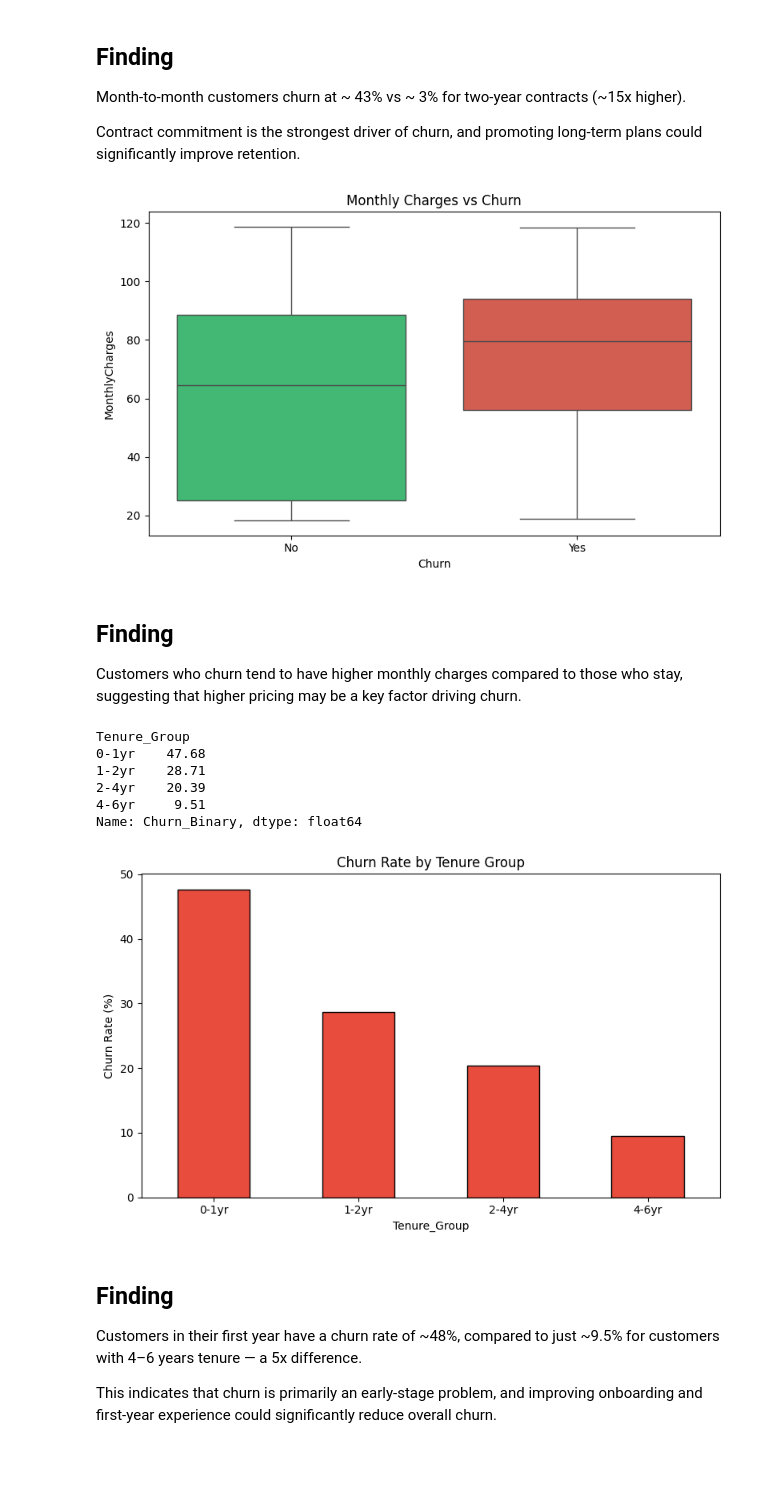
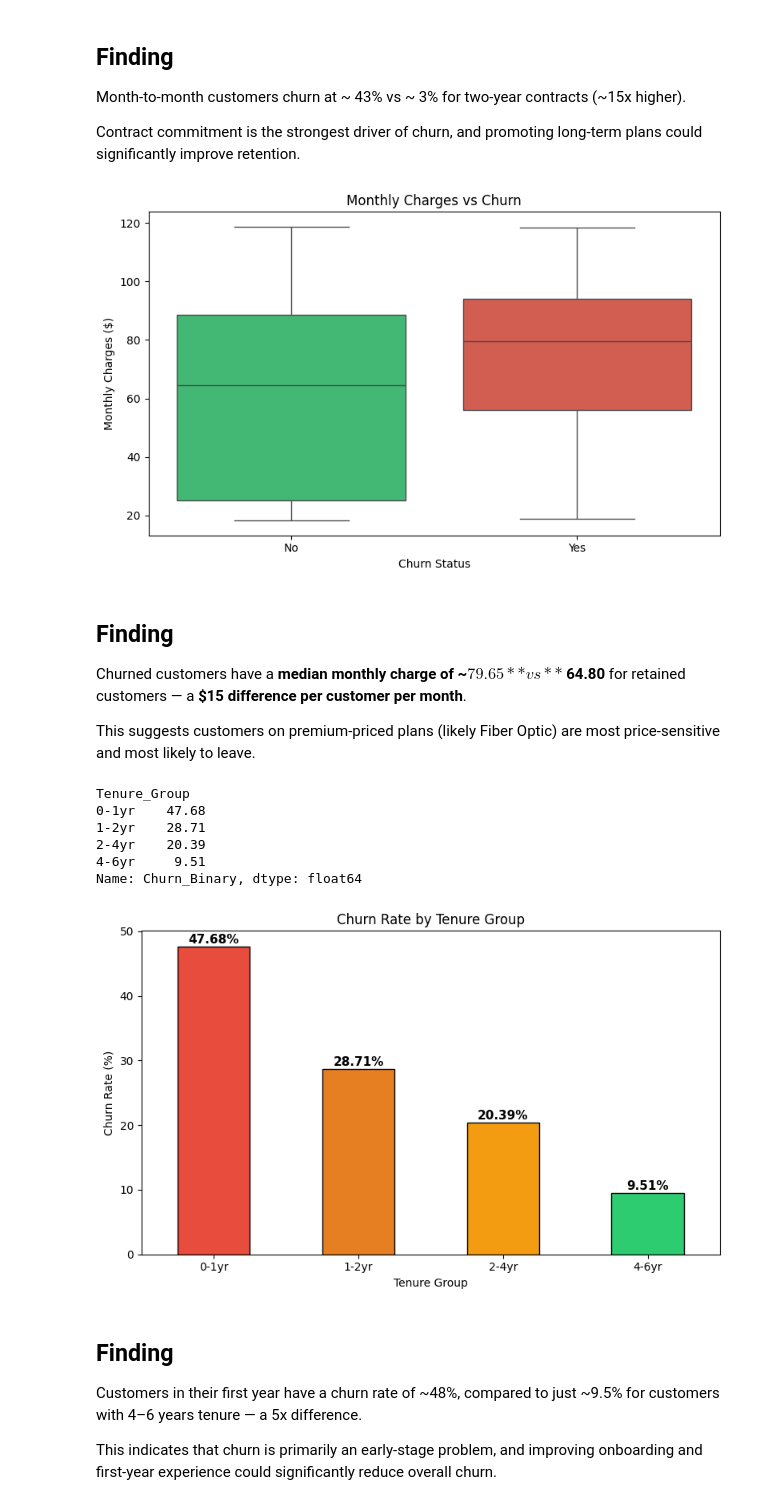
Before and after one commit to jodusaikoushik-hash/telco-churn-retention-analysis, a Jupyter notebook: Notebook/Churn_Analysis_Report.ipynb, the cells around one changed output. Drawn from its saved outputs; the diff is of its cells as text; code cells hidden in the pictures; blank space fills up the shorter version.

```diff
--- a/Notebook/Churn_Analysis_Report.ipynb
+++ b/Notebook/Churn_Analysis_Report.ipynb
@@ -151,8 +154,13 @@ Two year           2.85
 Name: Churn_Binary, dtype: float64
 # %%
 plt.figure(figsize=(8,5))
-contract_churn.plot(kind='bar', color=['#e74c3c'] , edgecolor='black')
+contract_churn.plot(kind='bar', color= ['#e74c3c', '#e67e22', '#2ecc71'] , edgecolor='black')
+
+for i, v in enumerate(contract_churn.values):
+    plt.text(i, v + 0.5, f'{v}%', ha='center', fontweight='bold', fontsize=11)
+
 plt.title('Churn Rate by Contract Type')
+plt.xlabel('Contract Type')
 plt.ylabel('Churn Rate (%)')
 plt.xticks(rotation=0)
 plt.tight_layout()
@@ -173,15 +181,23 @@ sns.boxplot(x='Churn',
             y='MonthlyCharges',
             data=df,
             hue = 'Churn',
-            palette={'No':'#2ecc71', 'Yes':'#e74c3c'})
+            palette={'No':'#2ecc71', 'Yes':'#e74c3c'},
+            legend=False)
 plt.title('Monthly Charges vs Churn')
+plt.xlabel('Churn Status')
+plt.ylabel('Monthly Charges ($)')
 plt.tight_layout()
 plt.show()
 # %% [output]
-[figure, old version]
+[figure, new version]
 # %% [markdown]
 ## Finding
-Customers who churn tend to have higher monthly charges compared to those who stay, suggesting that higher pricing may be a key factor driving churn.
+
+Churned customers have a **median monthly charge of ~$79.65** vs **~$64.80**
+for retained customers — a **$15 difference per customer per month**.
+
+This suggests customers on premium-priced plans (likely Fiber Optic)
+are most price-sensitive and most likely to leave.
 # %%
 # -------------------------------
 # Q4: Churn by Tenure Group
@@ -198,14 +214,19 @@ Tenure_Group
 Name: Churn_Binary, dtype: float64
 # %%
 plt.figure(figsize=(8,5))
-tenure_churn.plot(kind='bar', color='#e74c3c', edgecolor='black')
+tenure_churn.plot(kind='bar', color= ['#e74c3c', '#e67e22', '#f39c12', '#2ecc71'], edgecolor='black')
+
+for i, v in enumerate(tenure_churn.values):
+    plt.text(i, v + 0.5, f'{v}%', ha='center', fontweight='bold', fontsize=11)
+
 plt.title('Churn Rate by Tenure Group')
 plt.ylabel('Churn Rate (%)')
+plt.xlabel('Tenure Group')
 plt.xticks(rotation=0)
 plt.tight_layout()
 plt.show()
 # %% [output]
-[figure, old version]
+[figure, new version]
 # %% [markdown]
 ## Finding
 Customers in their first year have a churn rate of ~48%, compared to just ~9.5% for customers with 4–6 years tenure — a 5x difference.
```
Also changed, not shown: parts of 10 cells of this notebook.
